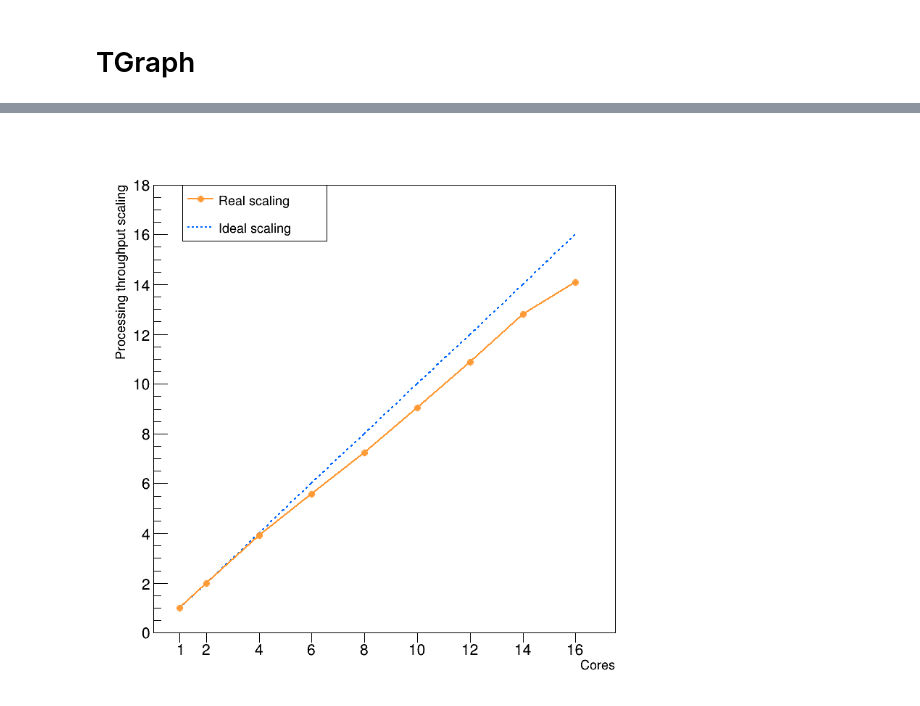
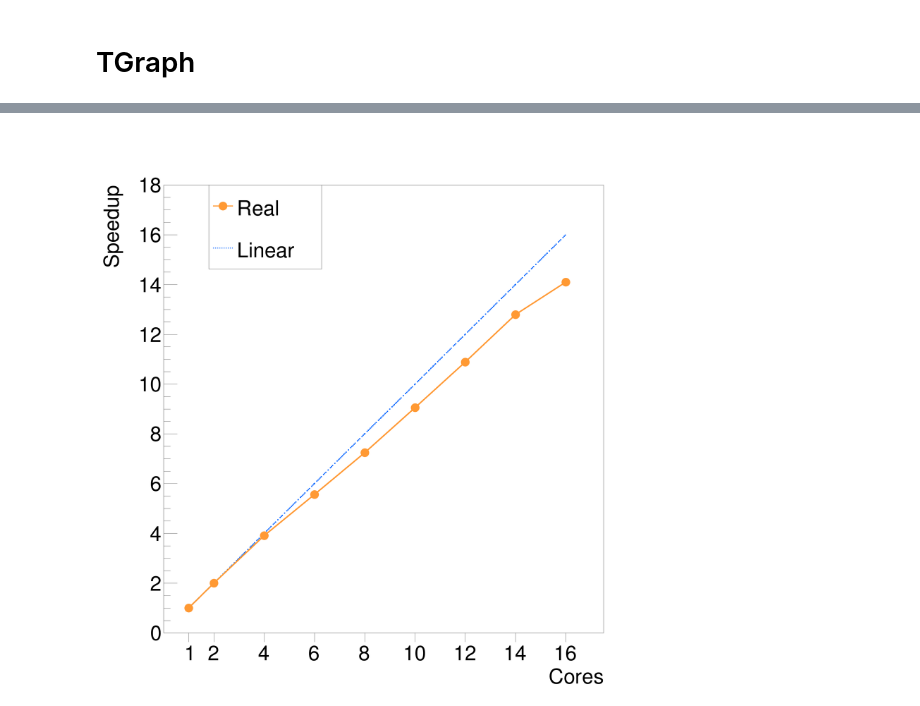
Before and after one commit to vepadulano/rdf-rntuple-daos-tests, a Jupyter notebook: delphi-cluster/lhcb-analysis/singlenode/distrdf-dask/daos_throughput_singlenode_200x_hl-d101_dask.ipynb, the cells around one changed output, grey strips where cells are left out. Saved outputs shown, nothing was run; the diff lists cells and outputs as text; code cells hidden in the pictures.

```diff
--- a/delphi-cluster/lhcb-analysis/singlenode/distrdf-dask/daos_throughput_singlenode_200x_hl-d101_dask.ipynb
+++ b/delphi-cluster/lhcb-analysis/singlenode/distrdf-dask/daos_throughput_singlenode_200x_hl-d101_dask.ipynb
@@ -220,30 +247,28 @@ Info in <TCanvas::Print>: png file distrdf_lhcb_singlenode_processingthroughput.
 speedupgraph = ROOT.TGraph(len(timesdf["cores"]), numpy.array(timesdf["cores"], dtype=float), numpy.array(timesdf["throughputspeedup"], dtype=float))
 idealspeedupgraph = ROOT.TGraph(len(timesdf["cores"]), numpy.array(timesdf["cores"], dtype=float), numpy.array(timesdf["cores"], dtype=float))
 
-width = 800
-height = 800
-c = ROOT.TCanvas("c", "", width, height)
+width = 3200
+height = 3200
+c = ROOT.TCanvas("d", "", width, height)
+c.SetLeftMargin(0.12)
 
 idealspeedupgraph.SetTitle("")
 
 idealspeedupgraph.GetXaxis().SetTitle("Cores")
-idealspeedupgraph.GetXaxis().SetTitleSize(0.025)
-idealspeedupgraph.GetXaxis().SetTitleOffset(1.4)
+idealspeedupgraph.GetXaxis().SetTitleSize(0.04)
+idealspeedupgraph.GetXaxis().SetTitleOffset(1.2)
 idealspeedupgraph.GetXaxis().SetLabelSize(0)
 idealspeedupgraph.GetXaxis().SetTickLength(0)
-idealspeedupgraph.GetYaxis().SetTitle("Processing throughput scaling")
+idealspeedupgraph.GetYaxis().SetTitle("Speedup")
 
-idealspeedupgraph.GetYaxis().SetTitleSize(0.025)
+idealspeedupgraph.GetYaxis().SetTitleSize(0.04)
 idealspeedupgraph.GetYaxis().SetTitleOffset(1.4)
 idealspeedupgraph.GetYaxis().SetRangeUser(0, 18)
-idealspeedupgraph.GetYaxis().SetLabelSize(0.03)
+idealspeedupgraph.GetYaxis().SetLabelSize(0.04)
 
-idealspeedupgraph.SetMarkerColor(ROOT.kAzure-3)
-idealspeedupgraph.SetMarkerSize(1)
-idealspeedupgraph.SetMarkerStyle(20)
-idealspeedupgraph.SetLineStyle(ROOT.kDashed)
+idealspeedupgraph.SetLineStyle(ROOT.kDashDotted)
 idealspeedupgraph.SetLineColorAlpha(ROOT.kAzure-3,1)
-idealspeedupgraph.SetLineWidth(2)
+idealspeedupgraph.SetLineWidth(6)
 idealspeedupgraph.Draw("AL")
 
 ymin = idealspeedupgraph.GetHistogram().GetMinimum()
@@ -259,8 +284,8 @@ for i in range(len(timesdf["cores"])):
     x = idealspeedupgraph.GetPointX(i)
     y = idealspeedupgraph.GetPointY(i)
 
-    xt = ROOT.TLatex(x, -0.9, str(int(x)))
-    xt.SetTextSize(0.03)
+    xt = ROOT.TLatex(x-0.03, -1.1, str(int(x)))
+    xt.SetTextSize(0.04)
     xt.SetTextFont(42)
     xt.SetTextAlign(21)
     xt.Draw()
@@ -271,21 +296,21 @@ for i in range(len(timesdf["cores"])):
     xticks.append(xl)
 
 speedupgraph.SetMarkerStyle(20)
-speedupgraph.SetMarkerSize(1)
+speedupgraph.SetMarkerSize(6)
 speedupgraph.SetMarkerColor(ROOT.kOrange+1)
 
 
 speedupgraph.SetLineColorAlpha(ROOT.kOrange+1,1)
-speedupgraph.SetLineWidth(2)
+speedupgraph.SetLineWidth(6)
 
 speedupgraph.Draw("SAME PL")
 
-legend = ROOT.TLegend(0.15,0.8,0.4,0.9)
-legend.AddEntry(speedupgraph, "Real scaling")
-legend.AddEntry(idealspeedupgraph, "Ideal scaling", "L")
+legend = ROOT.TLegend(0.2,0.75,0.4,0.9)
+legend.AddEntry(speedupgraph, "Real")
+legend.AddEntry(idealspeedupgraph, "Linear", "L")
 legend.Draw()
 
-ROOT.gStyle.SetLegendTextSize(0.025)
+ROOT.gStyle.SetLegendTextSize(0.04)
 
 c.Draw()
 c.SaveAs("distrdf_lhcb_singlenode_processingthroughputspeedup.png")
@@ -294,2 +319,2 @@ Warning in <TCanvas::Constructor>: Deleting canvas with same name: c
 Info in <TCanvas::Print>: png file distrdf_lhcb_singlenode_processingthroughputspeedup.png has been created
-[figure, old version]
+[figure, new version]
```
Also changed, not shown: parts of 4 cells of this notebook, 15 other files.
